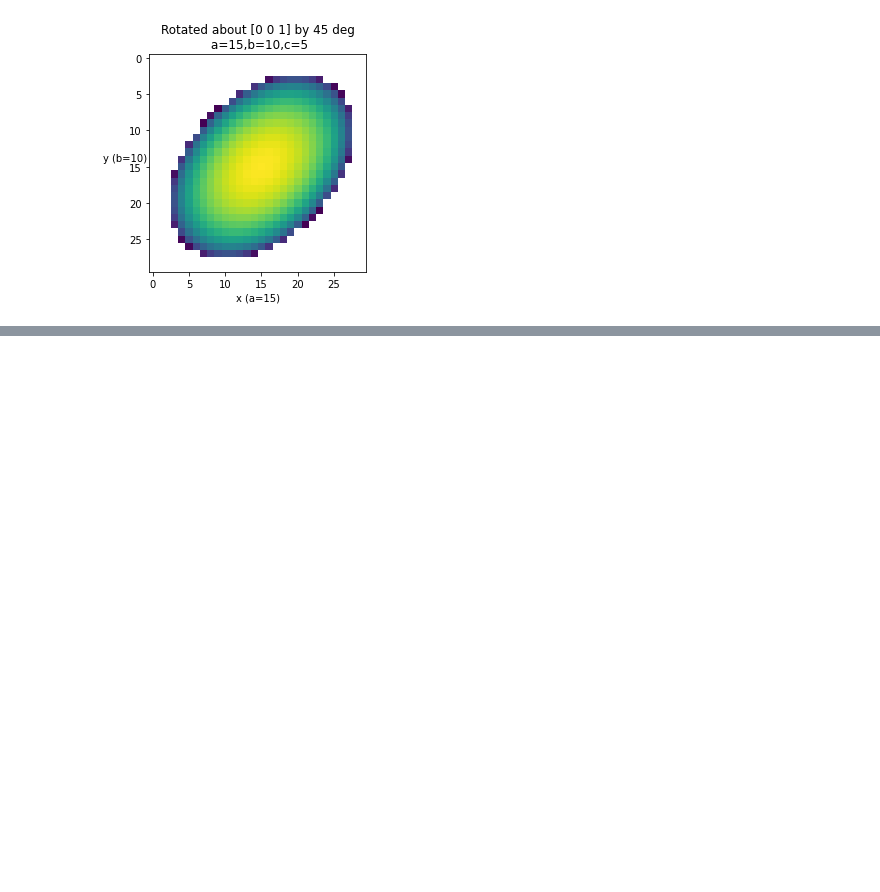
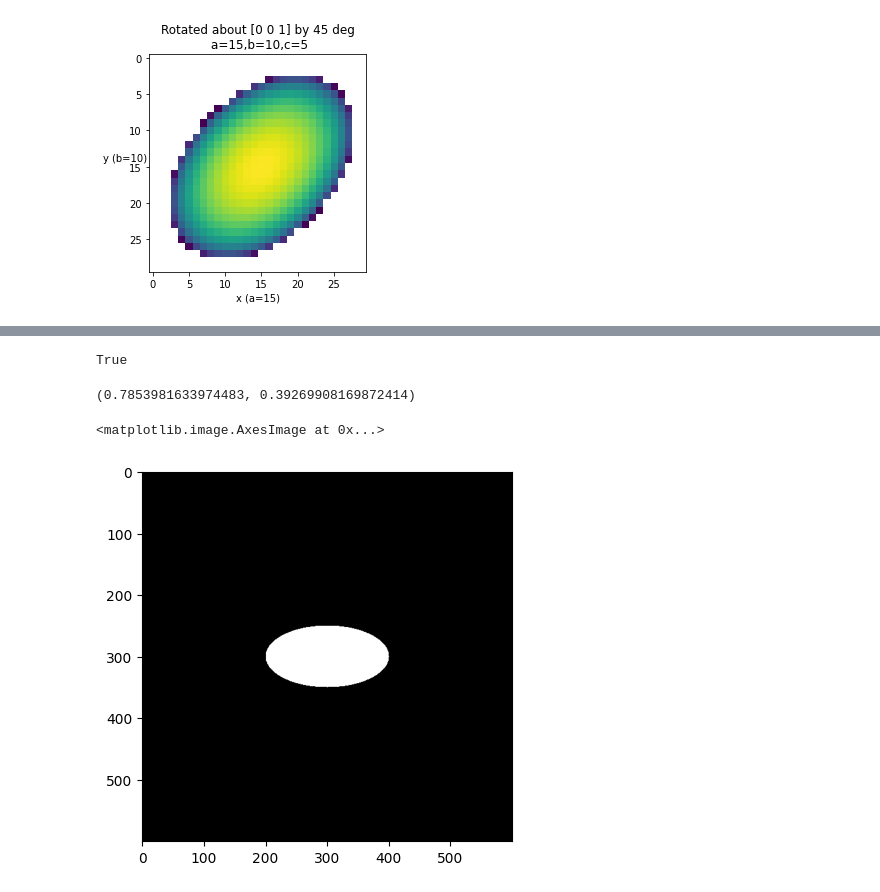
Before and after one commit to h-alvarenga/simSPI, a Jupyter notebook: notebooks/ellipsoid_project.ipynb, the cells around one changed output, grey strips where cells are left out. Cells and saved outputs as stored; diff of their text form; code cells hidden in the pictures; blank space fills up the shorter version.

```diff
--- a/notebooks/ellipsoid_project.ipynb
+++ b/notebooks/ellipsoid_project.ipynb
@@ -371,0 +396,7 @@ Text(0.5, 1.0, 'Rotated about [0 0 1] by 45 deg\n a=15,b=10,c=5')
+# %%
+Rx = Rotation.from_euler('zyx',[0,0,np.pi/8]).as_matrix()
+Ry = Rotation.from_euler('zyx',[0,np.pi/4,0]).as_matrix()
+Rxy = Rotation.from_euler('zyx',[0,np.pi/4,np.pi/8]).as_matrix()
+np.allclose(Rx@Ry,Rxy)
+# %% [output]
+True
@@ -371,0 +405,19 @@ Text(0.5, 1.0, 'Rotated about [0 0 1] by 45 deg\n a=15,b=10,c=5')
+# %%
+theta_y,theta_x
+# %% [output]
+(0.7853981633974483, 0.39269908169872414)
+# %%
+a,b = 3,3
+
+step_x = step_y = 0.01
+max_axis = np.max([a,b])
+x_mesh, y_mesh = np.meshgrid(np.arange(-max_axis,max_axis,step=step_x),np.arange(-max_axis,max_axis,step=step_y))
+
+
+def implicit_ellipse(x,y,a=1,b=1):
+    return (x/a)**2 + (y/b)**2 < 1
+
+plt.imshow(implicit_ellipse(x_mesh, y_mesh,a=1,b=0.5),cmap='gray')
+# %% [output]
+<matplotlib.image.AxesImage at 0x...>
+[figure, added]
```
Also changed, not shown: parts of 48 cells of this notebook.
